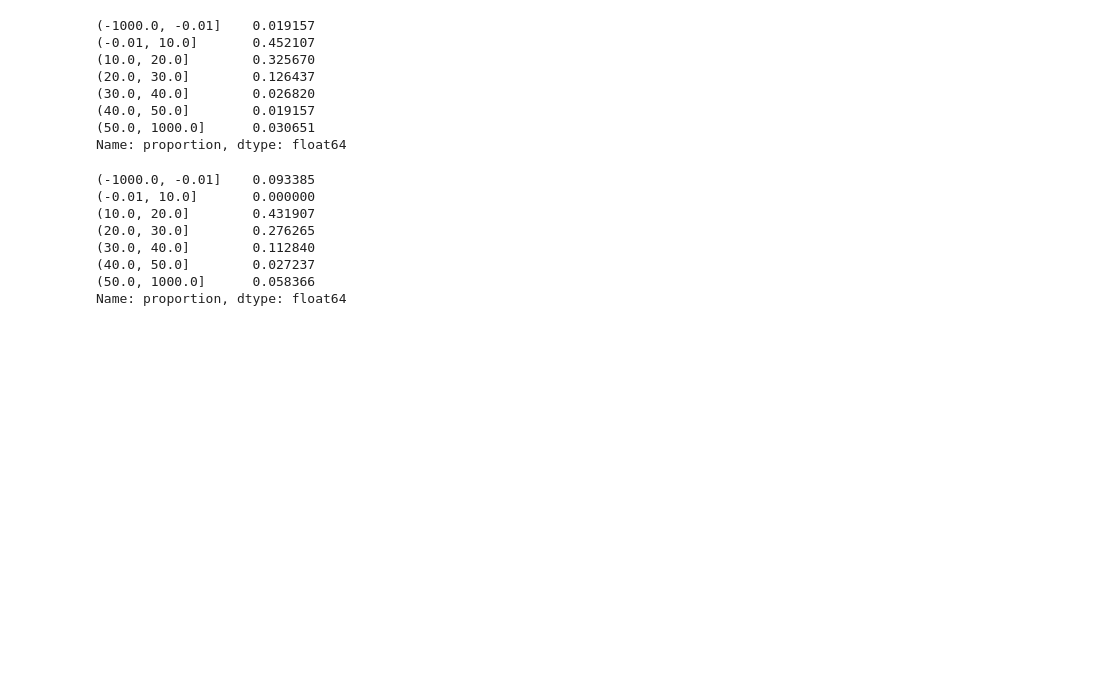
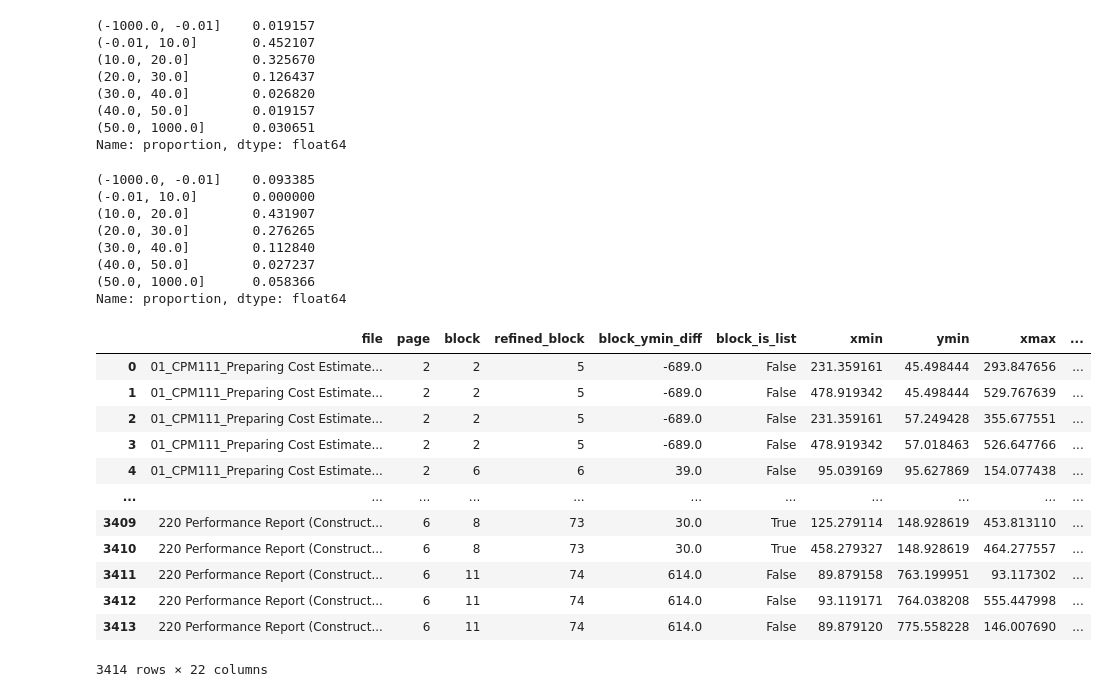
Before and after one commit to erjieyong/PDFInsight, a Jupyter notebook: test.ipynb, the cells around one changed output. Saved outputs shown, nothing was run; the diff lists cells and outputs as text; code cells hidden in the pictures; blank space fills up the shorter version.

```diff
--- a/test.ipynb
+++ b/test.ipynb
@@ -33,3 +60,20 @@ pd.DataFrame(pd.cut([idx for idx in df['block_ymin_diff']], [-1000, -0.01,10, 20
 (40.0, 50.0]        0.027237
 (50.0, 1000.0]      0.058366
 Name: proportion, dtype: float64
+# %%
+df_combined = remove_toc(df_combined)
+df_combined
+# %% [output]
+|  | file | page | block | refined_block | block_ymin_diff | block_is_list | xmin | ymin | xmax | ... |
+| 0 | 01_CPM111_Preparing Cost Estimate... | 2 | 2 | 5 | -689.0 | False | 231.359161 | 45.498444 | 293.847656 | ... |
+| 1 | 01_CPM111_Preparing Cost Estimate... | 2 | 2 | 5 | -689.0 | False | 478.919342 | 45.498444 | 529.767639 | ... |
+| 2 | 01_CPM111_Preparing Cost Estimate... | 2 | 2 | 5 | -689.0 | False | 231.359161 | 57.249428 | 355.677551 | ... |
+| 3 | 01_CPM111_Preparing Cost Estimate... | 2 | 2 | 5 | -689.0 | False | 478.919342 | 57.018463 | 526.647766 | ... |
+| 4 | 01_CPM111_Preparing Cost Estimate... | 2 | 6 | 6 | 39.0 | False | 95.039169 | 95.627869 | 154.077438 | ... |
+| ... | ... | ... | ... | ... | ... | ... | ... | ... | ... | ... |
+| 3409 | 220 Performance Report (Construct... | 6 | 8 | 73 | 30.0 | True | 125.279114 | 148.928619 | 453.813110 | ... |
+| 3410 | 220 Performance Report (Construct... | 6 | 8 | 73 | 30.0 | True | 458.279327 | 148.928619 | 464.277557 | ... |
+| 3411 | 220 Performance Report (Construct... | 6 | 11 | 74 | 614.0 | False | 89.879158 | 763.199951 | 93.117302 | ... |
+| 3412 | 220 Performance Report (Construct... | 6 | 11 | 74 | 614.0 | False | 93.119171 | 764.038208 | 555.447998 | ... |
+| 3413 | 220 Performance Report (Construct... | 6 | 11 | 74 | 614.0 | False | 89.879120 | 775.558228 | 146.007690 | ... |
+3414 rows × 22 columns
```
Also changed, not shown: parts of 7 cells of this notebook, 1 other file.
